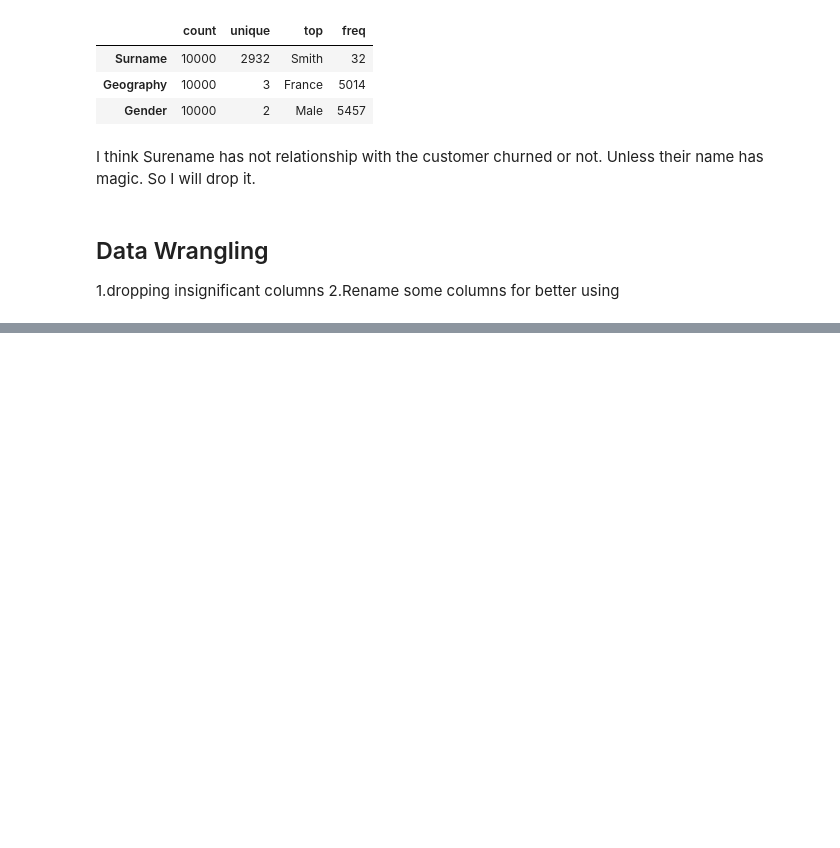
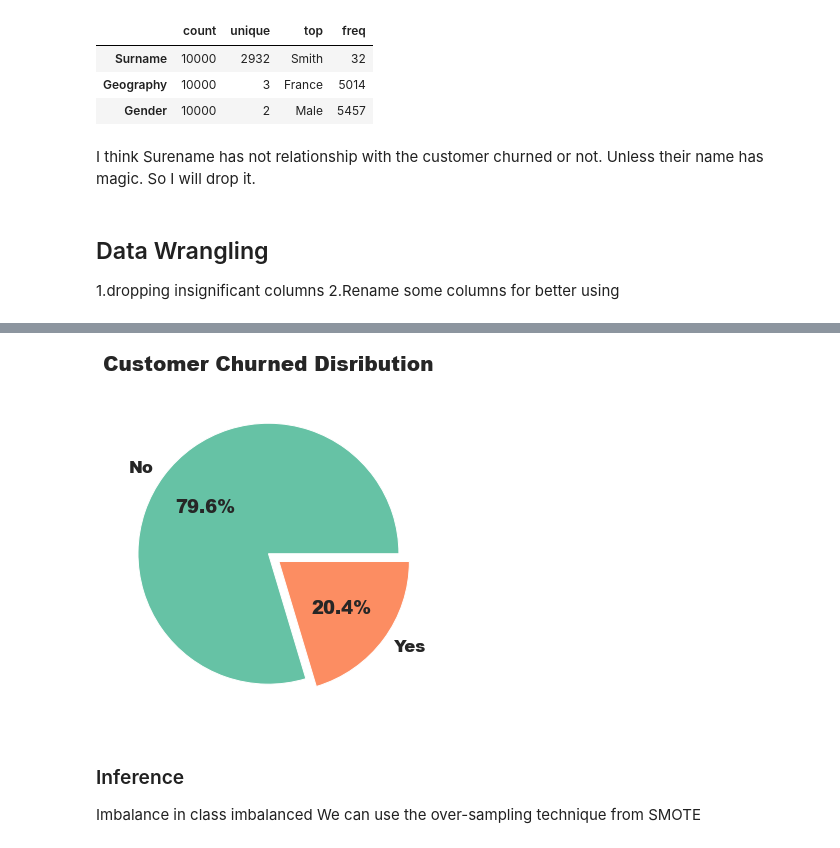
Before and after one commit to JasonXie23/Bank-Client-churned-Predictive-analysis, a Jupyter notebook: Bank_churn_notebook.ipynb, the cells around one changed output, grey strips where cells are left out. Cells and saved outputs as stored; diff of their text form; code cells hidden in the pictures; blank space fills up the shorter version.

Commit message:
count_plot

```diff
--- a/Bank_churn_notebook.ipynb
+++ b/Bank_churn_notebook.ipynb
@@ -157,0 +181,14 @@ df.head(5)
+# %%
+count = df["Churned"].value_counts()
+
+plt.figure(figsize=(14,6))
+plt.pie(count.values, labels=count.index, autopct="%1.1f%%",colors=sns.set_palette("Set2"),
+        textprops={"fontweight":"black"},explode=[0,0.1])
+plt.title("Customer Churned Disribution",fontweight="black",size=20,pad=20)
+plt.show()
+# %% [output]
+[figure, added]
+# %% [markdown]
+### Inference
+Imbalance in class imbalanced
+We can use the over-sampling technique from SMOTE
```
Also changed, not shown: parts of 23 cells of this notebook.
